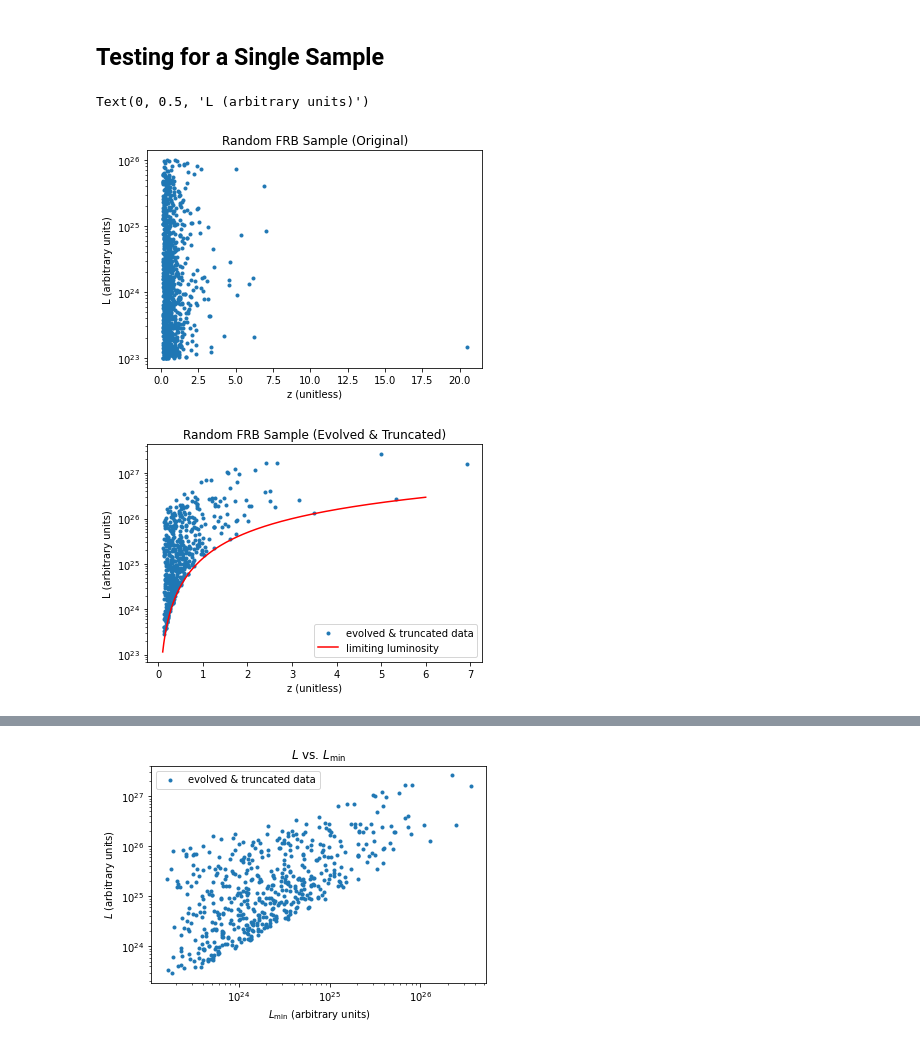
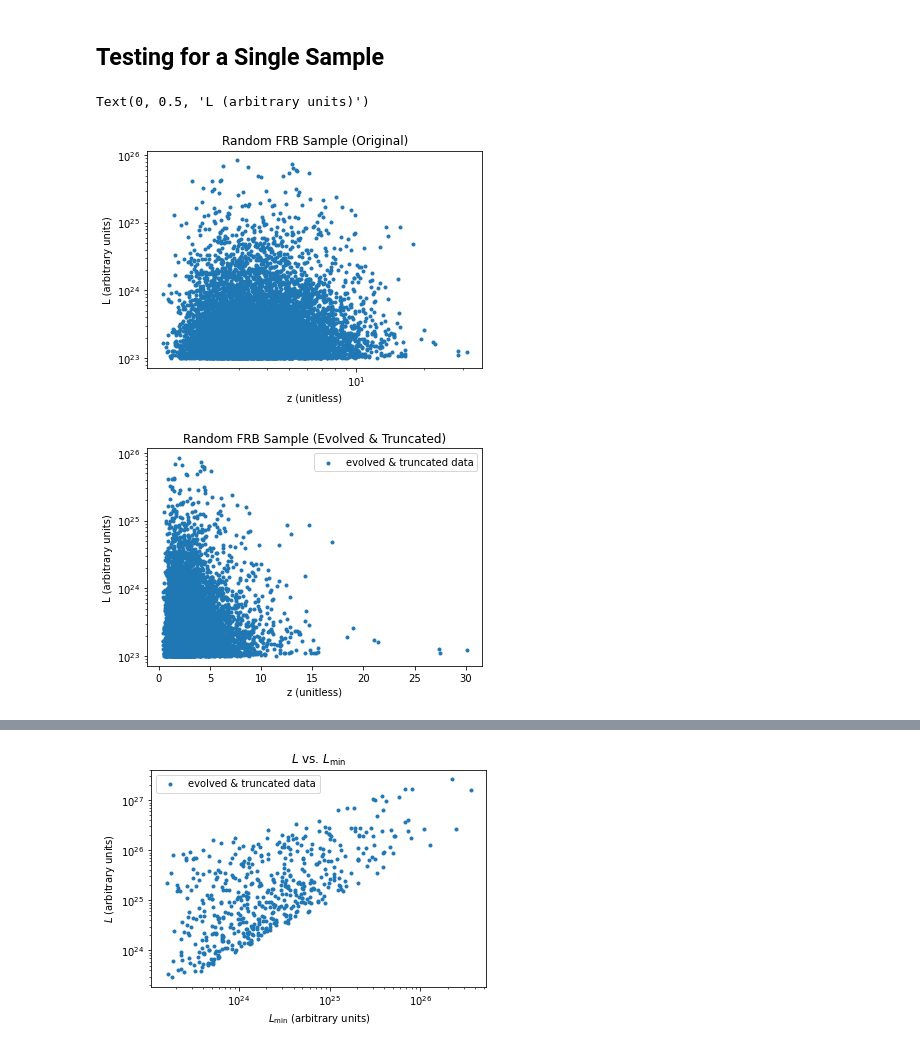
Before and after one commit to will-s-h/FRB-Project, a Jupyter notebook: Programs/ktau sim 2.0.ipynb, the cells around one changed output, grey strips where cells are left out. Cells and saved outputs as stored; diff of their text form; code cells hidden in the pictures.

```diff
--- a/Programs/ktau sim 2.0.ipynb
+++ b/Programs/ktau sim 2.0.ipynb
@@ -85,17 +85,19 @@ functions used:
 ## Testing for a Single Sample
 # %%
 # generate data for one random sample
-size = 1000
+size = 10000
 seed = 13
-zsamp, Lsamp = sim.frb_sample(zparams=[-1.0, 1.0], Lparams=[1e23, 1e26, -1.2], size=size, seed=seed)
-plt.scatter(zsamp, Lsamp, marker='.')
+zsamp, Lsamp = sim.frb_sample(zparams=[0.9, 0.6], Lparams=[1e23, 1e26, -2], size=size, seed=seed)
+plt.scatter(1+zsamp, Lsamp, marker='.')
 plt.yscale('log')
+plt.xscale('log')
 plt.title('Random FRB Sample (Original)')
 plt.xlabel('z (unitless)')
 plt.ylabel('L (arbitrary units)')
+#plt.xlim([0,7.5])
 # %% [output]
 Text(0, 0.5, 'L (arbitrary units)')
-[figure, old version]
+[figure, new version]
 # %%
 #define some minimum luminosity functions
 
@@ -108,7 +110,7 @@ def allow_all(zs, Ls=None):
 minL_func = standard #set the function to be used
 # %%
 #evolve its luminosity and apply a truncation:
-truek = 3
+truek = 0
 Levo = Lsamp * kt.g_complex(zsamp, truek) #evolve sample
 minL = minL_func(zs=zsamp, Ls=Levo)
 
@@ -118,7 +120,7 @@ minL_trunc, L_trunc, z_trunc = kt.truncate(minL, Levo, zsamp)
 zlim = np.linspace(0.1, 6, 1000)
 #plt.scatter(zsamp, Levo, marker='.', alpha=0.3, label='evolved (not truncated) data')
 plt.scatter(z_trunc, L_trunc, marker='.', label='evolved & truncated data')
-plt.plot(zlim, minL_func(zlim), color='red', label='limiting luminosity')
+#plt.plot(zlim, minL_func(zlim), color='red', label='limiting luminosity')
 plt.yscale('log')
 plt.title('Random FRB Sample (Evolved & Truncated)')
 plt.ylabel('L (arbitrary units)')
@@ -126,7 +128,7 @@ plt.xlabel('z (unitless)')
 plt.legend()
 plt.show()
 # %% [output]
-[figure, old version]
+[figure, new version]
 # %%
 # output size of sample after truncation
 print(len(L_trunc))
```
Also changed, not shown: parts of 6 cells of this notebook.
